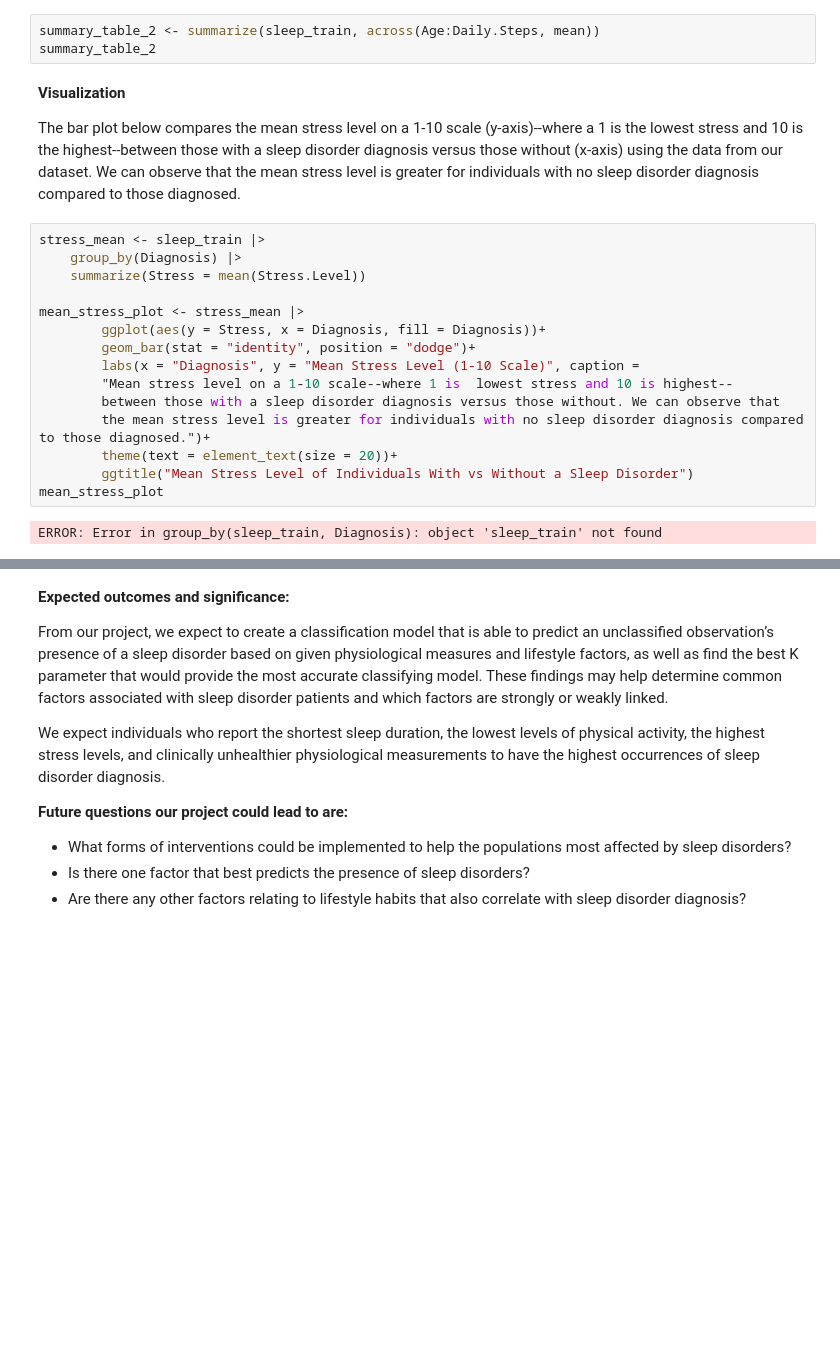
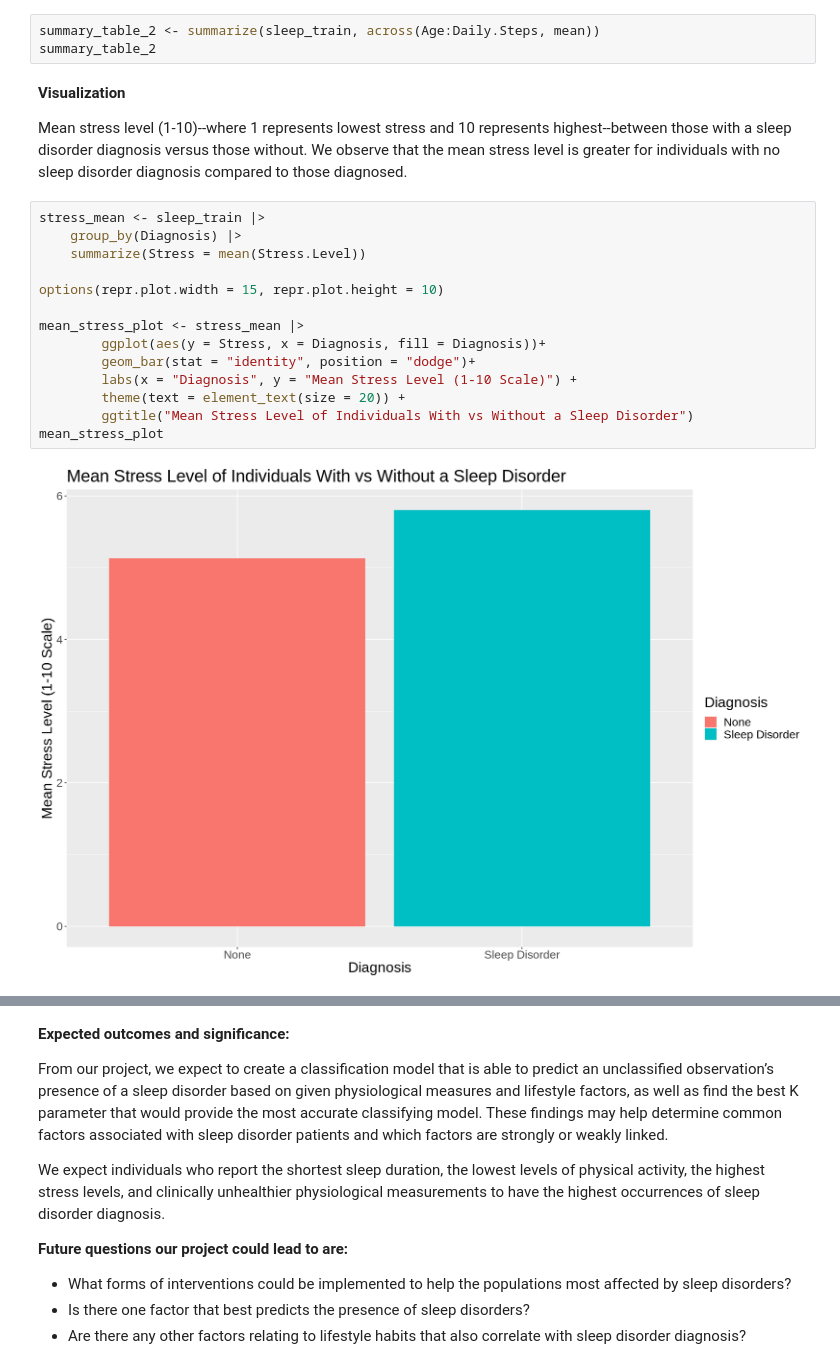
Before and after one commit to hlu10/group-18-dsci100, a Jupyter notebook: project_proposal.ipynb, the cells around one changed output, grey strips where cells are left out. Saved outputs shown, nothing was run; the diff lists cells and outputs as text; blank space fills up the shorter version.

Commit message:
modified figure caption

```diff
--- a/project_proposal.ipynb
+++ b/project_proposal.ipynb
@@ -122,22 +123,21 @@ summary_table_2
 # %% [markdown]
 **Visualization**
 
-The bar plot below compares the mean stress level on a 1-10 scale (y-axis)--where a 1 is the lowest stress and 10 is the highest--between those with a sleep disorder diagnosis versus those without (x-axis) using the data from our dataset. We can observe that the mean stress level is greater for individuals with no sleep disorder diagnosis compared to those diagnosed.
+Mean stress level (1-10)--where 1 represents lowest stress and 10 represents highest--between those with a sleep disorder diagnosis versus those without. We observe that the mean stress level is greater for individuals with no sleep disorder diagnosis compared to those diagnosed.
 # %%
 stress_mean <- sleep_train |>
     group_by(Diagnosis) |>
     summarize(Stress = mean(Stress.Level))
 
+options(repr.plot.width = 15, repr.plot.height = 10)
+
 mean_stress_plot <- stress_mean |>
         ggplot(aes(y = Stress, x = Diagnosis, fill = Diagnosis))+
         geom_bar(stat = "identity", position = "dodge")+
-        labs(x = "Diagnosis", y = "Mean Stress Level (1-10 Scale)", caption =
-        "Mean stress level on a 1-10 scale--where 1 is  lowest stress and 10 is highest--
-        between those with a sleep disorder diagnosis versus those without. We can observe that
-        the mean stress level is greater for individuals with no sleep disorder diagnosis compared to those diagnosed.")+
-        theme(text = element_text(size = 20))+
+        labs(x = "Diagnosis", y = "Mean Stress Level (1-10 Scale)") +
+        theme(text = element_text(size = 20)) +
         ggtitle("Mean Stress Level of Individuals With vs Without a Sleep Disorder")
 mean_stress_plot
 # %% [output]
-ERROR: Error in group_by(sleep_train, Diagnosis): object 'sleep_train' not found
+[figure, added]
 # %%
```
Also changed, not shown: parts of 2 cells of this notebook.
